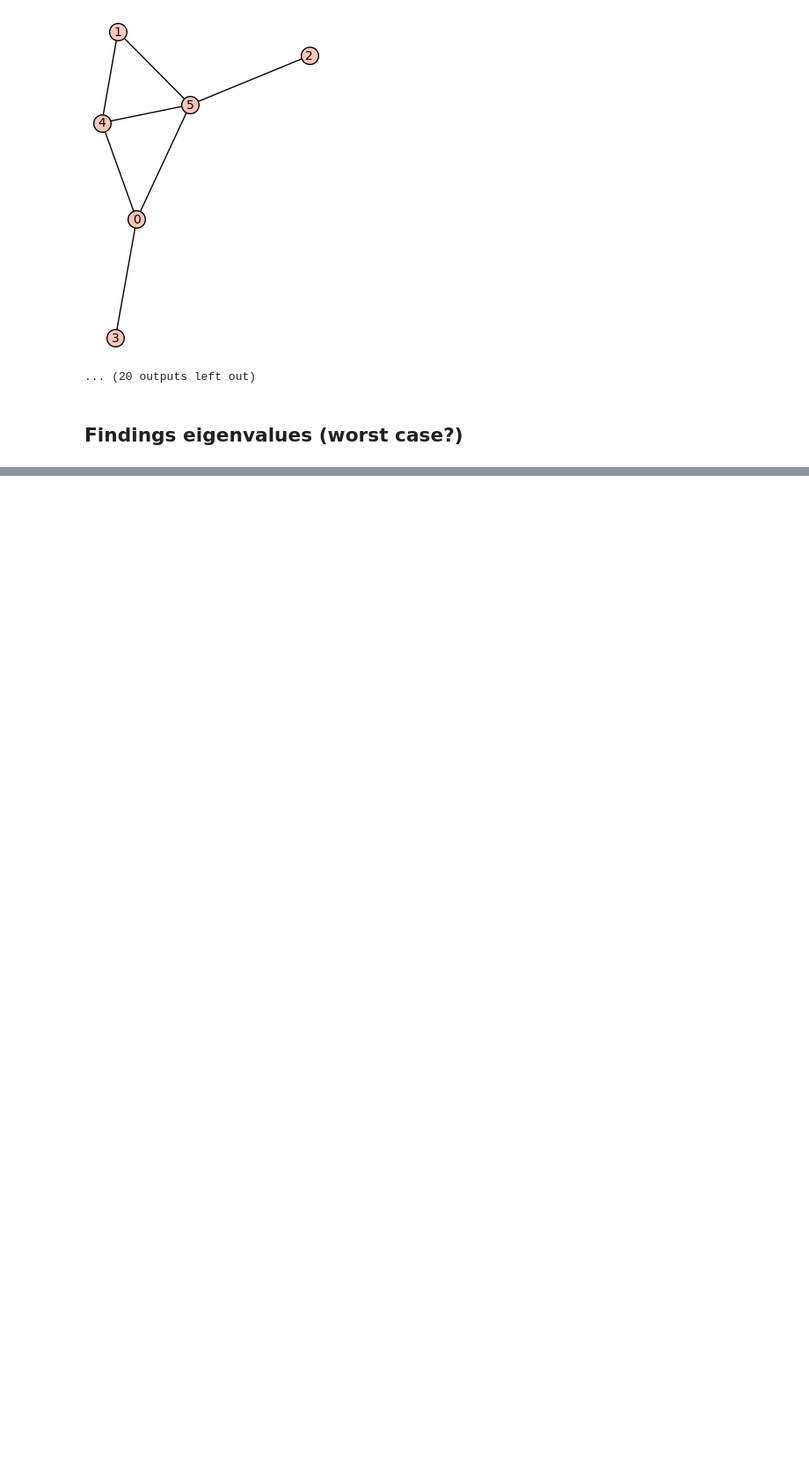
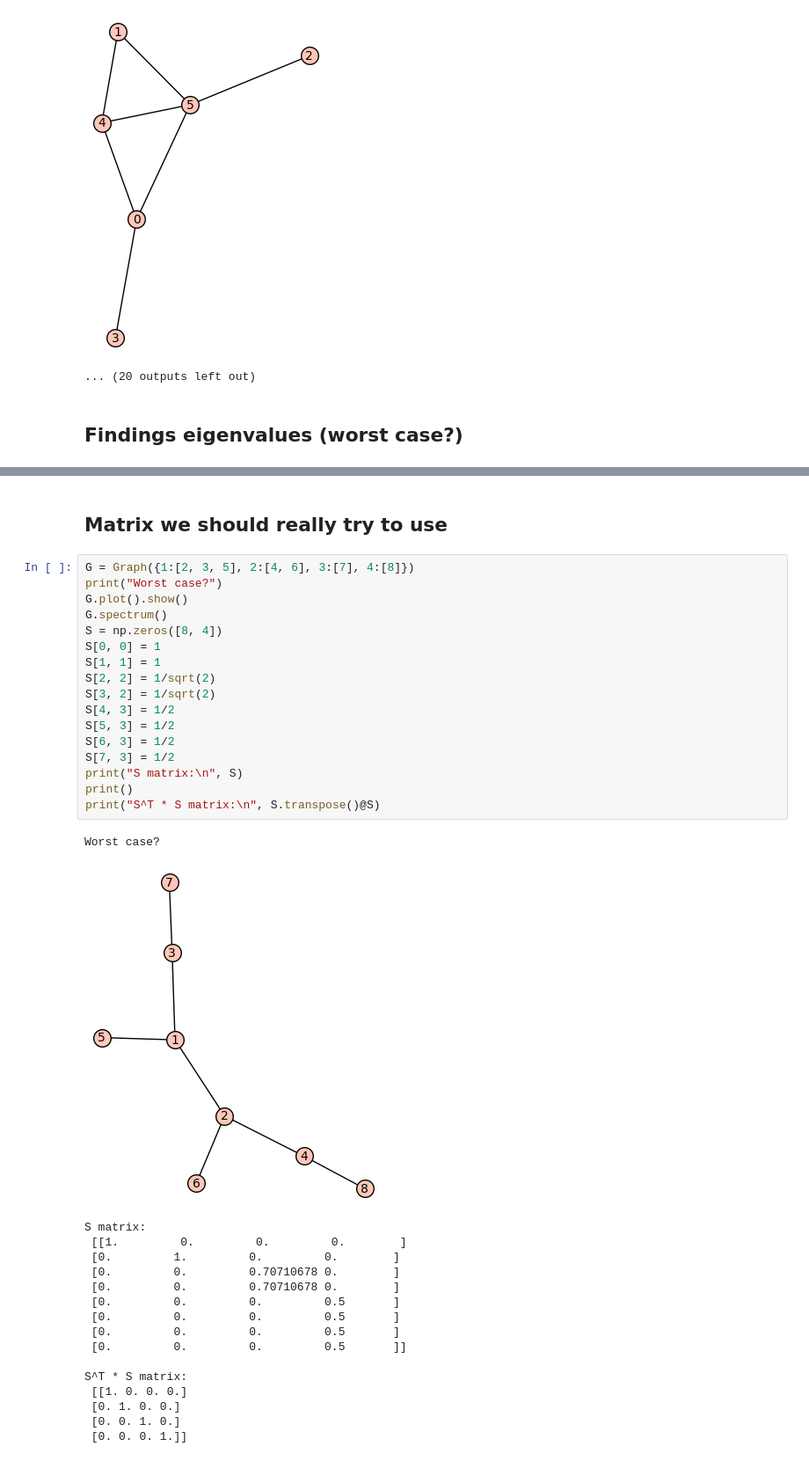
Before and after one commit to emanueljuliano/Strongly_Cospectral_Vertices_On_Trees, a Jupyter notebook: Grundy Eigenvalue.ipynb, the cells around one changed output, grey strips where cells are left out. Shown: that part at 88% size. Saved outputs shown, nothing was run; the diff lists cells and outputs as text; blank space fills up the shorter version.

```diff
--- a/Grundy Eigenvalue.ipynb
+++ b/Grundy Eigenvalue.ipynb
@@ -78,0 +112,37 @@ G2.weighted_adjacency_matrix()
+# %% [markdown]
+## Matrix we should really try to use
+# %%
+G = Graph({1:[2, 3, 5], 2:[4, 6], 3:[7], 4:[8]})
+print("Worst case?")
+G.plot().show()
+G.spectrum()
+S = np.zeros([8, 4])
+S[0, 0] = 1
+S[1, 1] = 1
+S[2, 2] = 1/sqrt(2)
+S[3, 2] = 1/sqrt(2)
+S[4, 3] = 1/2
+S[5, 3] = 1/2
+S[6, 3] = 1/2
+S[7, 3] = 1/2
+print("S matrix:\n", S)
+print()
+print("S^T * S matrix:\n", S.transpose()@S)
+# %% [output]
+Worst case?
+[figure, added]
+S matrix:
+ [[1.         0.         0.         0.        ]
+ [0.         1.         0.         0.        ]
+ [0.         0.         0.70710678 0.        ]
+ [0.         0.         0.70710678 0.        ]
+ [0.         0.         0.         0.5       ]
+ [0.         0.         0.         0.5       ]
+ [0.         0.         0.         0.5       ]
+ [0.         0.         0.         0.5       ]]
+
+S^T * S matrix:
+ [[1. 0. 0. 0.]
+ [0. 1. 0. 0.]
+ [0. 0. 1. 0.]
+ [0. 0. 0. 1.]]
```
Also changed, not shown: parts of 43 cells of this notebook, 2 other files.
